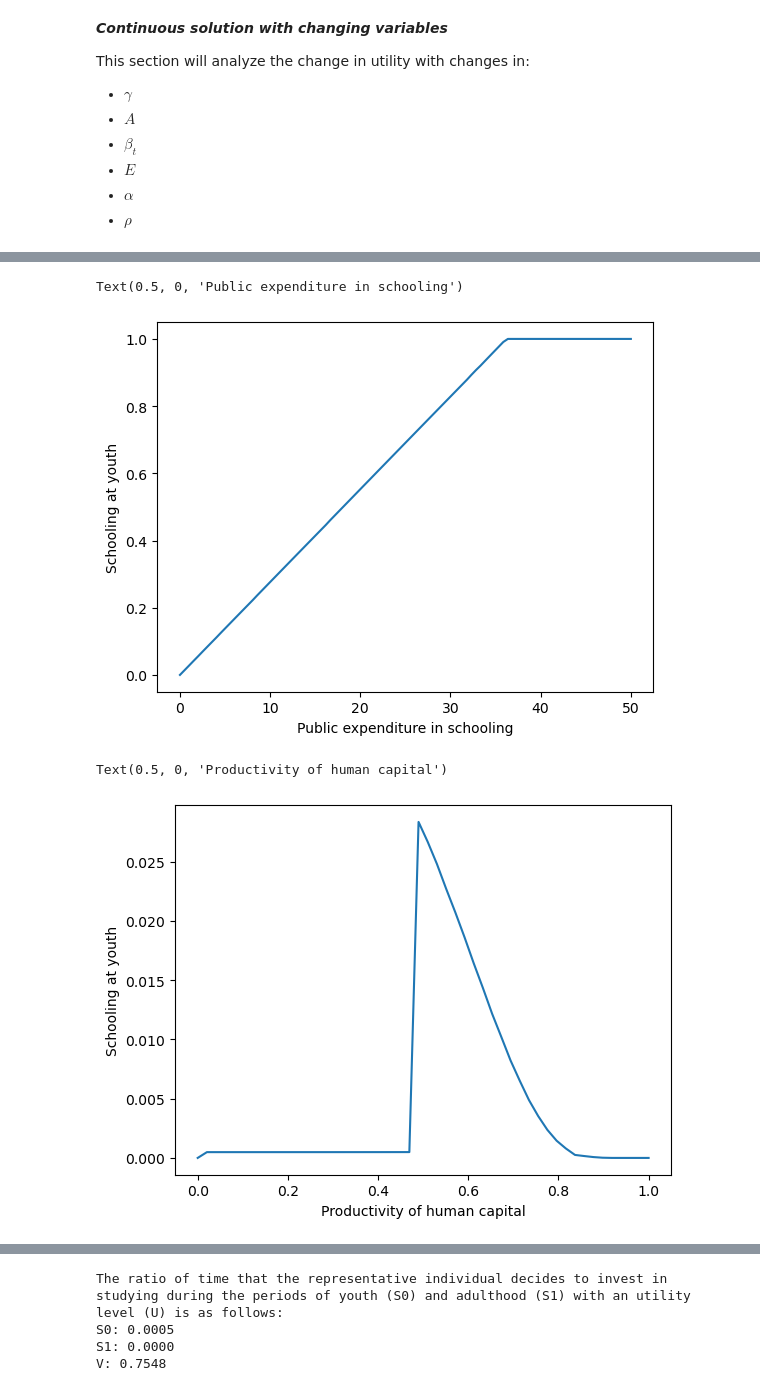
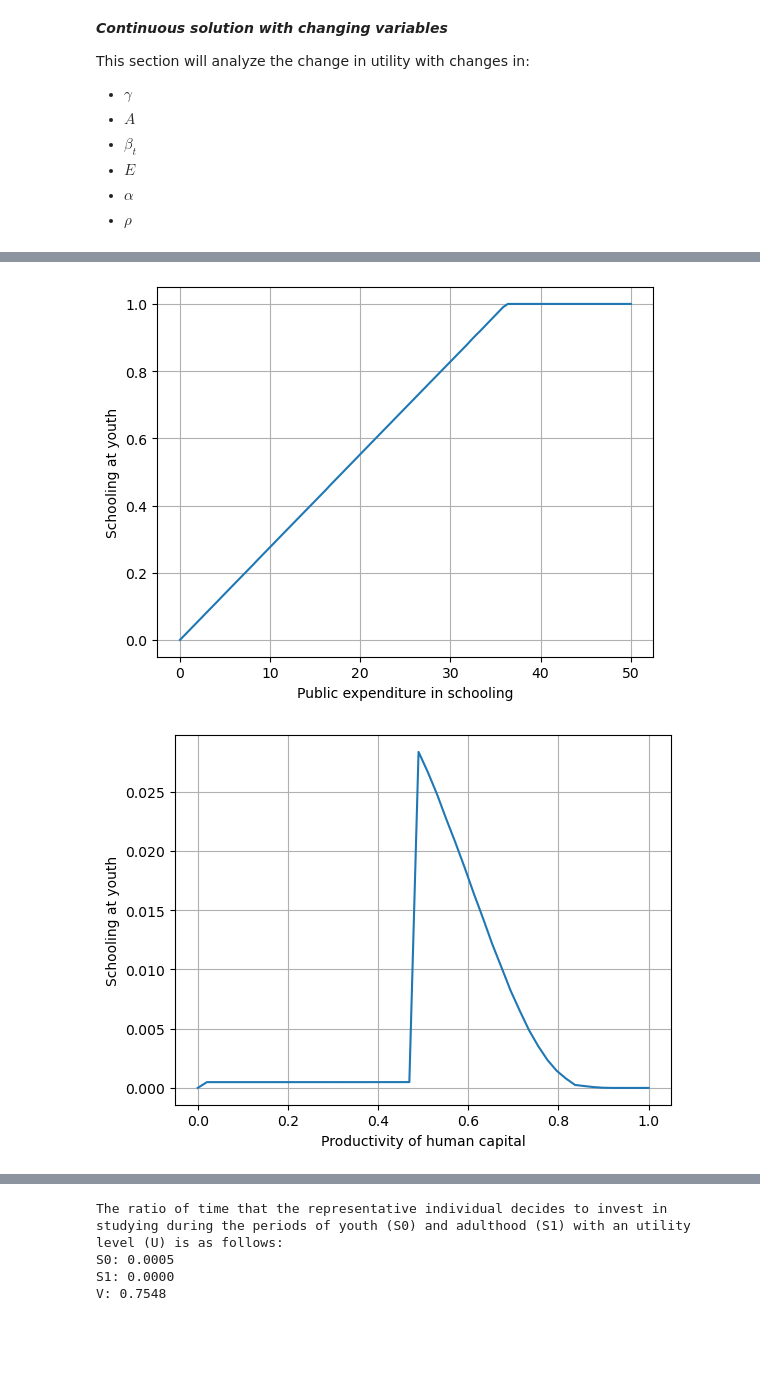
Before and after one commit to NumEconCopenhagen/projects-2023-latin-power, a Jupyter notebook: modelproject/modelproject.ipynb, the cells around one changed output, grey strips where cells are left out. Saved outputs shown, nothing was run; the diff lists cells and outputs as text; code cells hidden in the pictures; blank space fills up the shorter version.

```diff
--- a/modelproject/modelproject.ipynb
+++ b/modelproject/modelproject.ipynb
@@ -218,27 +209,27 @@ Text(0.5, 0, 'Present wage')
 # %%
 #Changing in public expenditure of schooling (E)
 model = HumanCapitalModelClass()
 
 E_values = np.linspace(0,50, 100)
 E0_1 = []
 S0_E_change = []
 
 
 for a, i in enumerate(E_values):
     model.par.E = i
     solution=model.solve_continously()
     E0_1.append(i)
     S0_E_change.append(solution.S0)
 
 
 
 
 plt.plot(E0_1, S0_E_change)
 plt.ylabel("Schooling at youth")
 plt.xlabel("Public expenditure in schooling")
+plt.grid()
 # %% [output]
-Text(0.5, 0, 'Public expenditure in schooling')
-[figure, old version]
+[figure, new version]
 # %%
 #Changing in productivity of human capital (alpha)
 model = HumanCapitalModelClass()
@@ -260,9 +251,9 @@ for a, i in enumerate(alpha_values):
 plt.plot(alpha0_1, S0_alpha_change)
 plt.ylabel("Schooling at youth")
 plt.xlabel("Productivity of human capital")
+plt.grid()
 # %% [output]
-Text(0.5, 0, 'Productivity of human capital')
-[figure, old version]
+[figure, new version]
 # %%
 #Changing in discount factor (rho)
 model = HumanCapitalModelClass()
```
Also changed, not shown: parts of 11 cells of this notebook.
